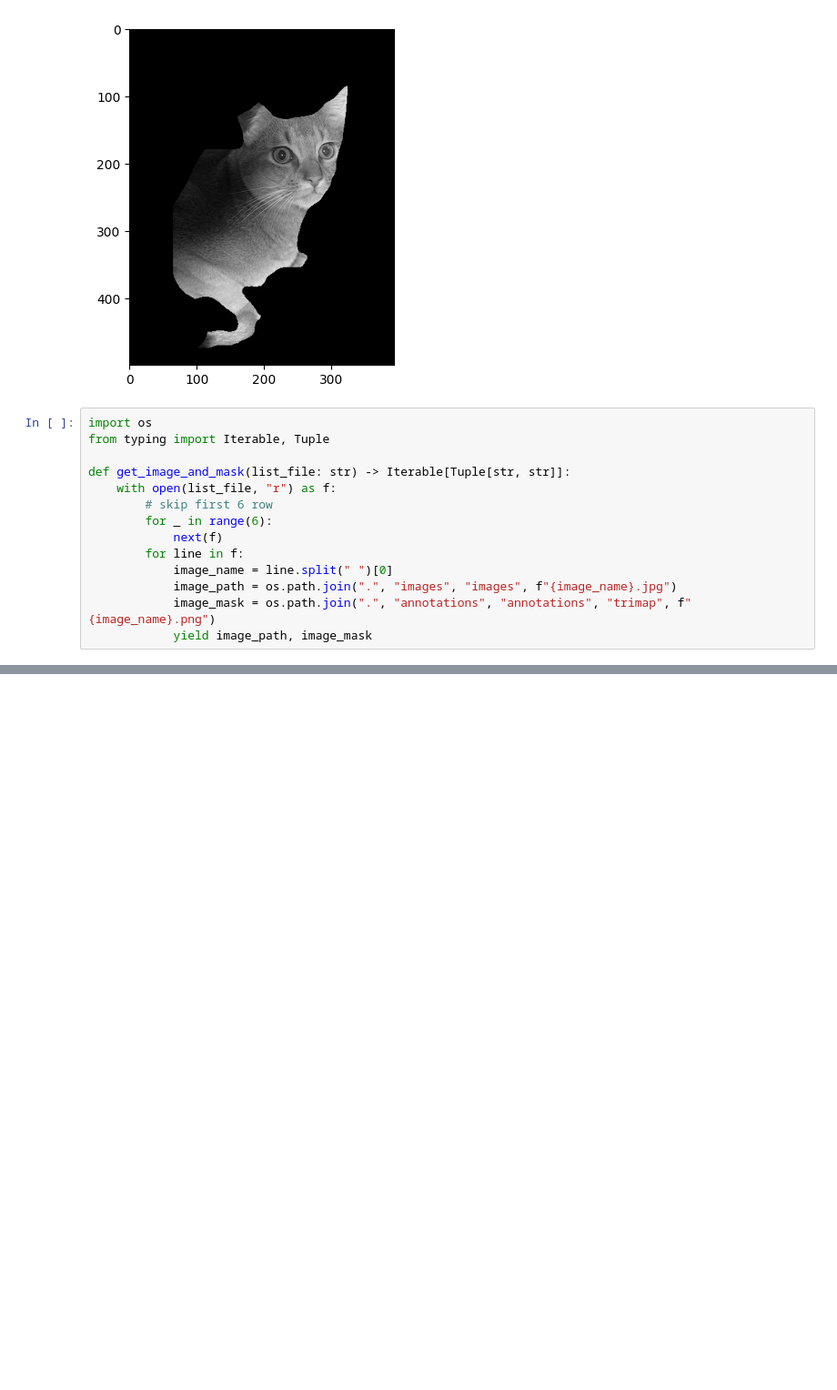
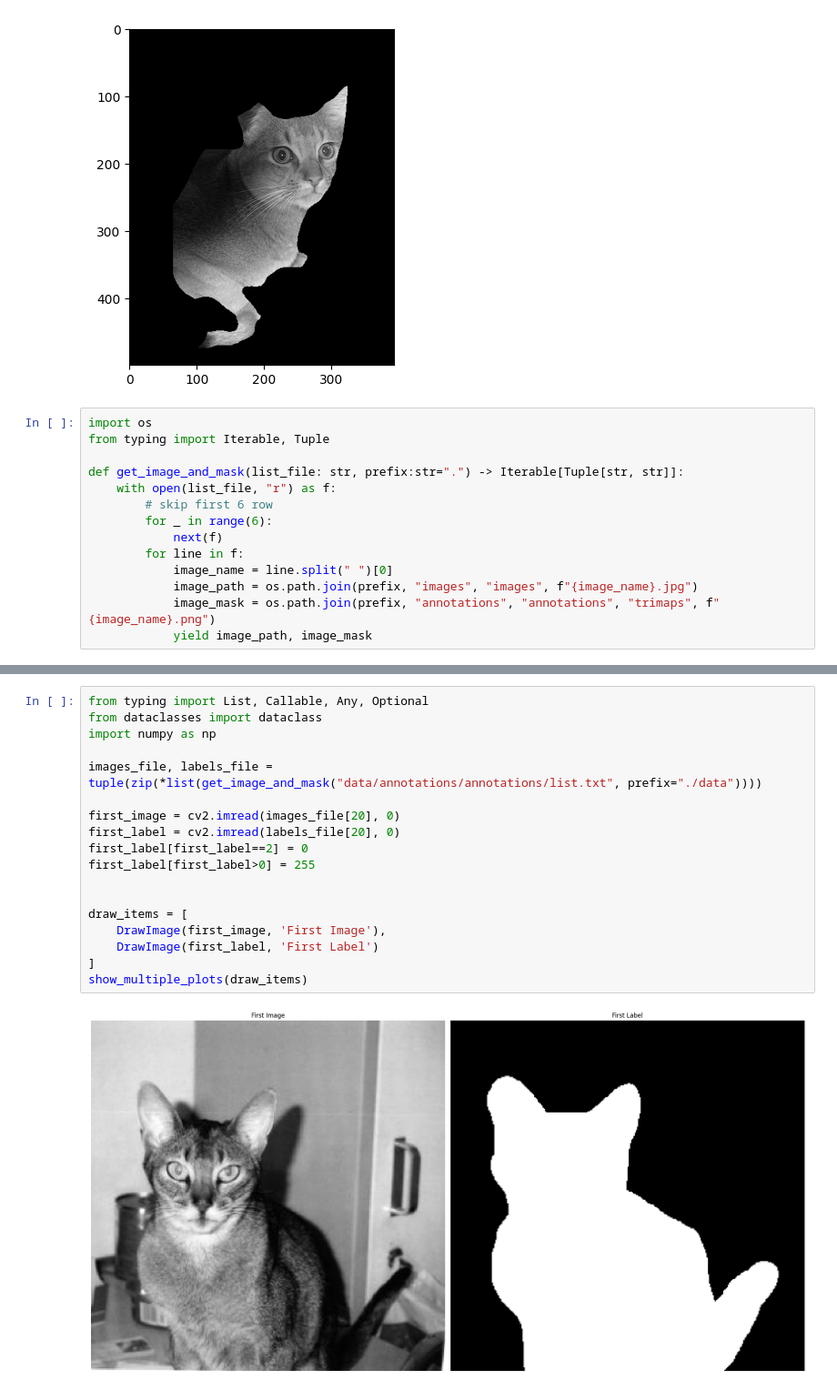
Before and after one commit to binhnd102/segmentation, a Jupyter notebook: inspect_data.ipynb, the cells around one changed output, grey strips where cells are left out. Shown at 91% size. Saved outputs shown, nothing was run; the diff lists cells and outputs as text; blank space fills up the shorter version.

```diff
--- a/inspect_data.ipynb
+++ b/inspect_data.ipynb
@@ -40,13 +40,13 @@ plt.imshow(image, cmap='gray')
 import os
 from typing import Iterable, Tuple
 
-def get_image_and_mask(list_file: str) -> Iterable[Tuple[str, str]]:
+def get_image_and_mask(list_file: str, prefix:str=".") -> Iterable[Tuple[str, str]]:
     with open(list_file, "r") as f:
         # skip first 6 row
         for _ in range(6):
             next(f)
         for line in f:
             image_name = line.split(" ")[0]
-            image_path = os.path.join(".", "images", "images", f"{image_name}.jpg")
-            image_mask = os.path.join(".", "annotations", "annotations", "trimap", f"{image_name}.png")
+            image_path = os.path.join(prefix, "images", "images", f"{image_name}.jpg")
+            image_mask = os.path.join(prefix, "annotations", "annotations", "trimaps", f"{image_name}.png")
             yield image_path, image_mask
@@ -56,0 +102,20 @@ image_mask
+# %%
+from typing import List, Callable, Any, Optional
+from dataclasses import dataclass
+import numpy as np
+
+images_file, labels_file = tuple(zip(*list(get_image_and_mask("data/annotations/annotations/list.txt", prefix="./data"))))
+
+first_image = cv2.imread(images_file[20], 0)
+first_label = cv2.imread(labels_file[20], 0)
+first_label[first_label==2] = 0
+first_label[first_label>0] = 255
+
+
+draw_items = [
+    DrawImage(first_image, 'First Image'),
+    DrawImage(first_label, 'First Label')
+]
+show_multiple_plots(draw_items)
+# %% [output]
+[figure, added]
```
Also changed, not shown: parts of 3 cells of this notebook.
